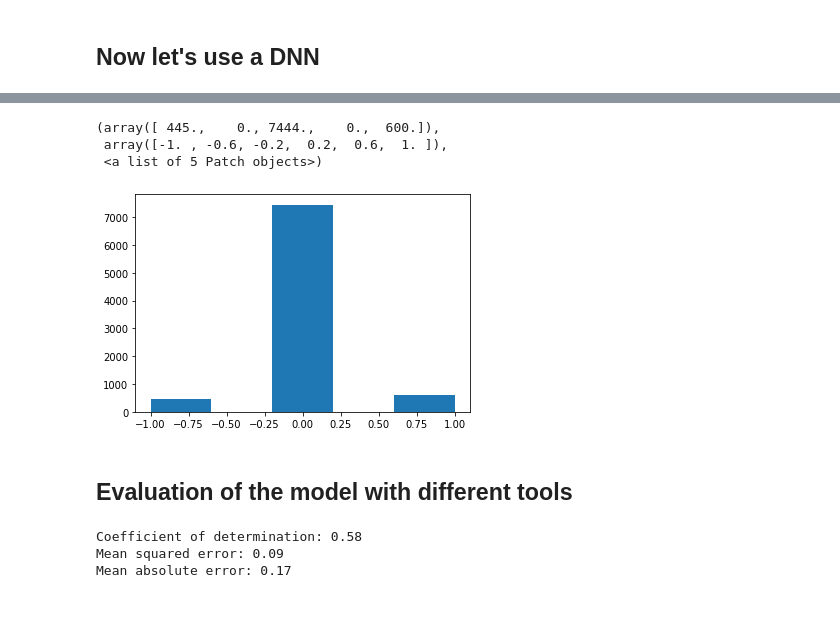
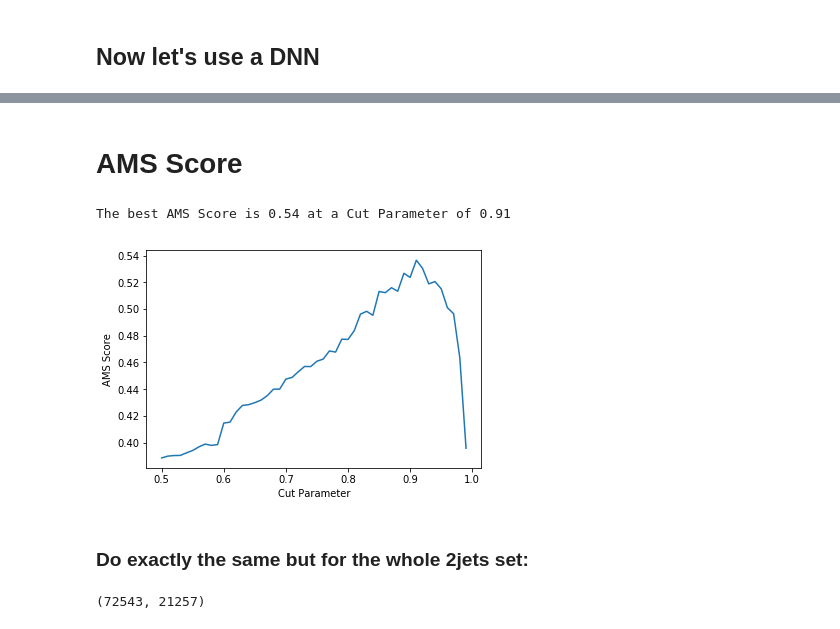
Before and after one commit to JustWhit3/higgs-decay-classification, a Jupyter notebook: Program.ipynb, the cells around one changed output, grey strips where cells are left out. Cells and saved outputs as stored; diff of their text form; code cells hidden in the pictures.

```diff
--- a/Program.ipynb
+++ b/Program.ipynb
@@ -216,3 +225,0 @@ plt.show()
-# %%
-y_pred = model_1.predict(X_val_VBF_minmax)
-y_pred
@@ -227,22 +226,2 @@ array([[5.9009243e-02, 9.4099075e-01],
-# %%
-plt.hist(np.argmax(y_pred, axis=1)-np.argmax(y_val_VBF, axis=1), bins=5)
-# %% [output]
-(array([ 445.,    0., 7444.,    0.,  600.]),
- array([-1. , -0.6, -0.2,  0.2,  0.6,  1. ]),
- <a list of 5 Patch objects>)
-[figure, removed]
-# %% [markdown]
-## Evaluation of the model with different tools
-# %%
-from sklearn.metrics import r2_score, mean_squared_error, mean_absolute_error
-
-# Explained variance score: 1 is perfect prediction
-print('Coefficient of determination: %.2f' % r2_score(y_val_VBF, y_pred))
-# The mean squared error
-print("Mean squared error: %.2f" % mean_squared_error(y_val_VBF, y_pred))
-# The mean squared error
-print("Mean absolute error: %.2f" % mean_absolute_error(y_val_VBF, y_pred))
-# %% [output]
-Coefficient of determination: 0.58
-Mean squared error: 0.09
-Mean absolute error: 0.17
+# %% [markdown]
+# AMS Score
@@ -248,0 +259,20 @@ Mean absolute error: 0.17
+# %%
+def plot_AMS(predictions, label_vectors, weights):
+    x = np.arange(0.5,1,1e-2)
+    AMS_list=[]
+    for x_values in x:
+        AMS_list.append(NN_output_to_AMS(x_values, predictions, label_vectors, weights))
+    y=np.array(AMS_list)
+
+    plt.plot(x, y)
+    plt.xlabel('Cut Parameter')
+    plt.ylabel('AMS Score')
+
+    print('The best AMS Score is {:.2f} at a Cut Parameter of {:.2f}'.format(max(y), x[np.argmax(y)]))
+# %%
+plot_AMS(y_pred, y_val_VBF, weights_VBF)
+# %% [output]
+The best AMS Score is 0.54 at a Cut Parameter of 0.91
+[figure, added]
+# %% [markdown]
+### Do exactly the same but for the whole 2jets set:
@@ -248,0 +284,4 @@ Mean absolute error: 0.17
+# %%
+len(X_2jets), len(X_VBF) #hopefully I will get a better AMS now because of the larger number of events
+# %% [output]
+(72543, 21257)
```
Also changed, not shown: parts of 49 cells of this notebook.
